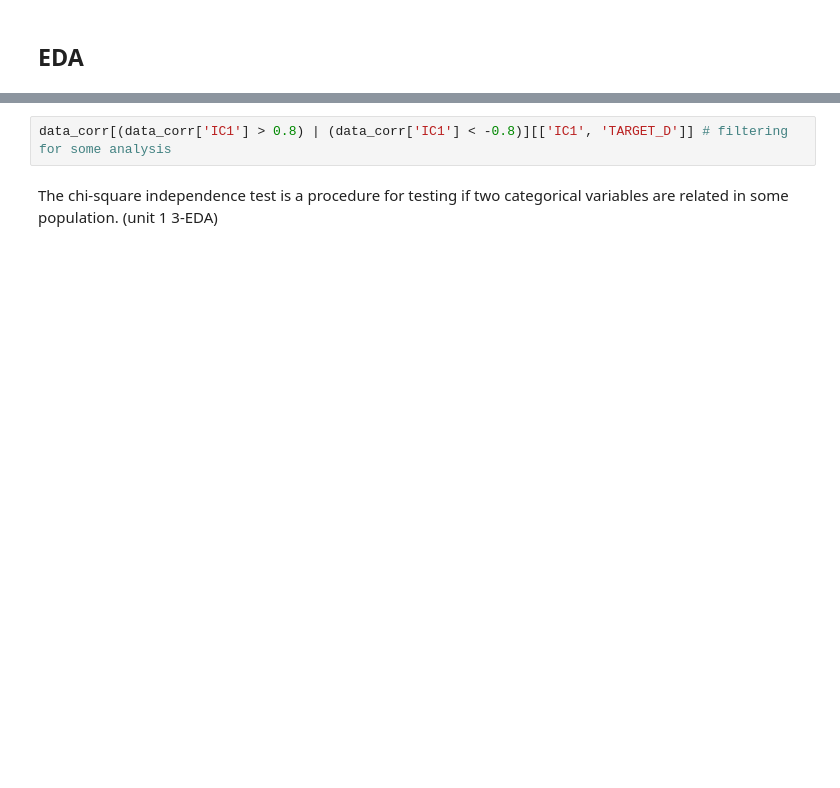
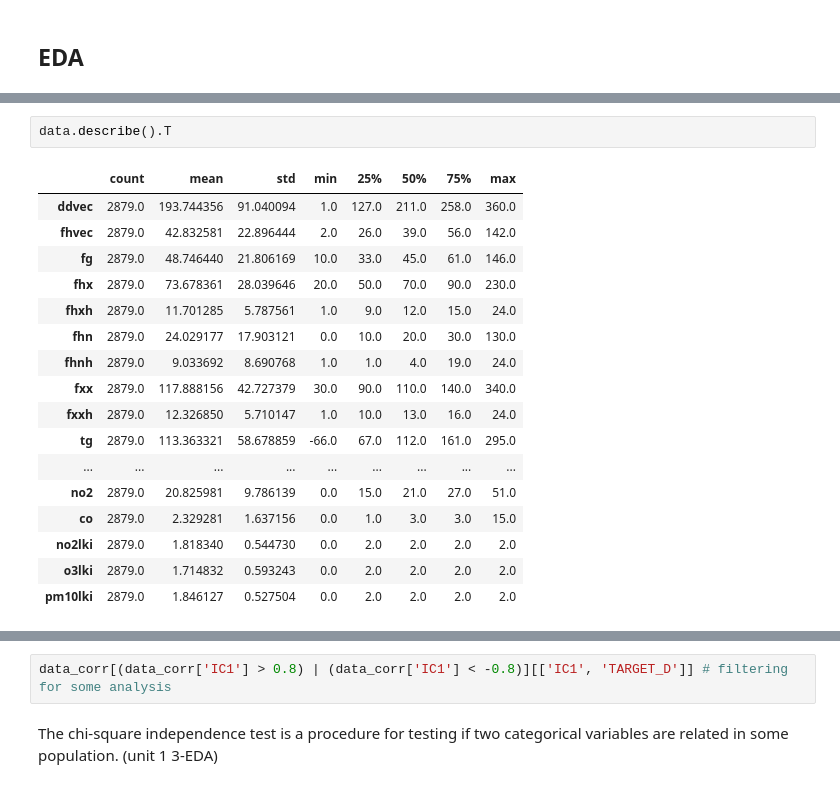
Before and after one commit to ClauCarloni/data_final_project, a Jupyter notebook: dutch_daily_weather_data.ipynb, the cells around one changed output, grey strips where cells are left out. Cells and saved outputs as stored; diff of their text form; blank space fills up the shorter version.

```diff
--- a/dutch_daily_weather_data.ipynb
+++ b/dutch_daily_weather_data.ipynb
@@ -1159,0 +1206,20 @@ air_quality.to_csv('cleanairquality.csv')
+# %%
+data.describe().T
+# %% [output]
+|  | count | mean | std | min | 25% | 50% | 75% | max |
+| ddvec | 2879.0 | 193.744356 | 91.040094 | 1.0 | 127.0 | 211.0 | 258.0 | 360.0 |
+| fhvec | 2879.0 | 42.832581 | 22.896444 | 2.0 | 26.0 | 39.0 | 56.0 | 142.0 |
+| fg | 2879.0 | 48.746440 | 21.806169 | 10.0 | 33.0 | 45.0 | 61.0 | 146.0 |
+| fhx | 2879.0 | 73.678361 | 28.039646 | 20.0 | 50.0 | 70.0 | 90.0 | 230.0 |
+| fhxh | 2879.0 | 11.701285 | 5.787561 | 1.0 | 9.0 | 12.0 | 15.0 | 24.0 |
+| fhn | 2879.0 | 24.029177 | 17.903121 | 0.0 | 10.0 | 20.0 | 30.0 | 130.0 |
+| fhnh | 2879.0 | 9.033692 | 8.690768 | 1.0 | 1.0 | 4.0 | 19.0 | 24.0 |
+| fxx | 2879.0 | 117.888156 | 42.727379 | 30.0 | 90.0 | 110.0 | 140.0 | 340.0 |
+| fxxh | 2879.0 | 12.326850 | 5.710147 | 1.0 | 10.0 | 13.0 | 16.0 | 24.0 |
+| tg | 2879.0 | 113.363321 | 58.678859 | -66.0 | 67.0 | 112.0 | 161.0 | 295.0 |
+| ... | ... | ... | ... | ... | ... | ... | ... | ... |
+| no2 | 2879.0 | 20.825981 | 9.786139 | 0.0 | 15.0 | 21.0 | 27.0 | 51.0 |
+| co | 2879.0 | 2.329281 | 1.637156 | 0.0 | 1.0 | 3.0 | 3.0 | 15.0 |
+| no2lki | 2879.0 | 1.818340 | 0.544730 | 0.0 | 2.0 | 2.0 | 2.0 | 2.0 |
+| o3lki | 2879.0 | 1.714832 | 0.593243 | 0.0 | 2.0 | 2.0 | 2.0 | 2.0 |
+| pm10lki | 2879.0 | 1.846127 | 0.527504 | 0.0 | 2.0 | 2.0 | 2.0 | 2.0 |
```
Also changed, not shown: parts of 75 cells of this notebook.
